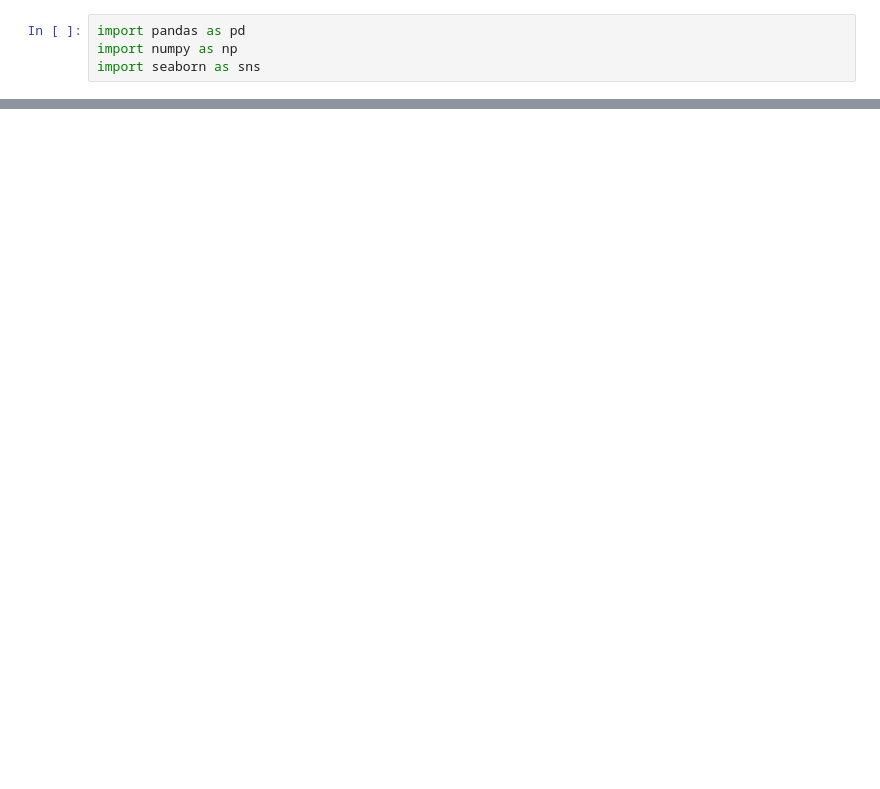
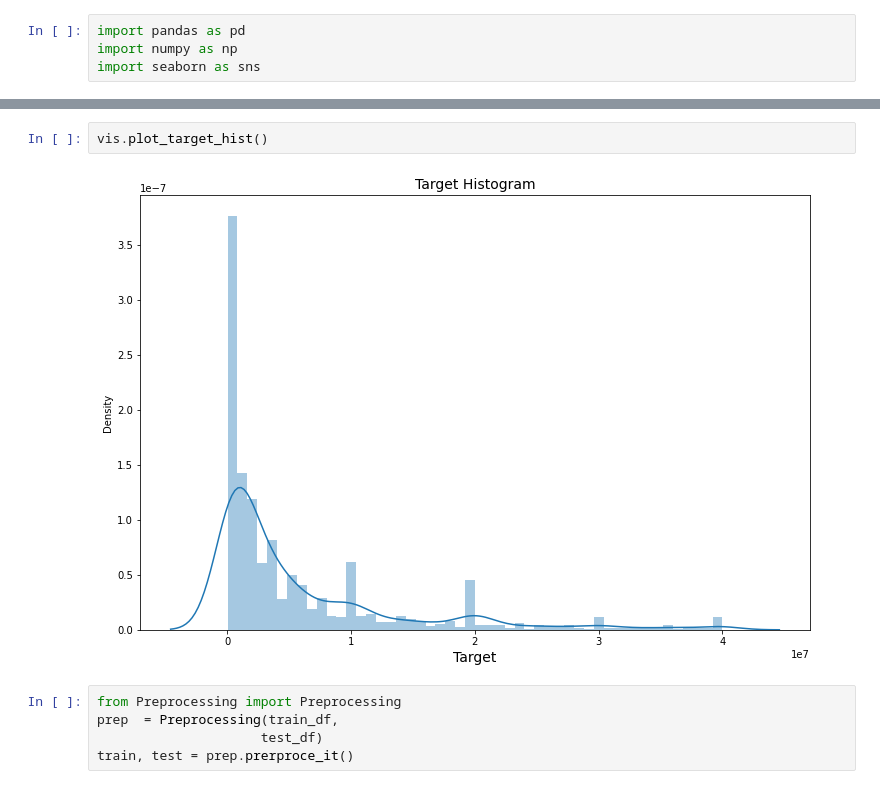
Before and after one commit to K7chyp/Kaggle_Value_Prediction_Challenge, a Jupyter notebook: Kaggle_Value_Prediction_Challenge.ipynb, the cells around one changed output, grey strips where cells are left out. Cells and saved outputs as stored; diff of their text form; blank space fills up the shorter version.

```diff
--- a/Kaggle_Value_Prediction_Challenge.ipynb
+++ b/Kaggle_Value_Prediction_Challenge.ipynb
@@ -40,0 +41,9 @@ exp.find_max_values()
+# %%
+vis.plot_target_hist()
+# %% [output]
+[figure, added]
+# %%
+from Preprocessing import Preprocessing
+prep  = Preprocessing(train_df,
+                     test_df)
+train, test = prep.prerproce_it()
```
Also changed, not shown: parts of 7 cells of this notebook.
